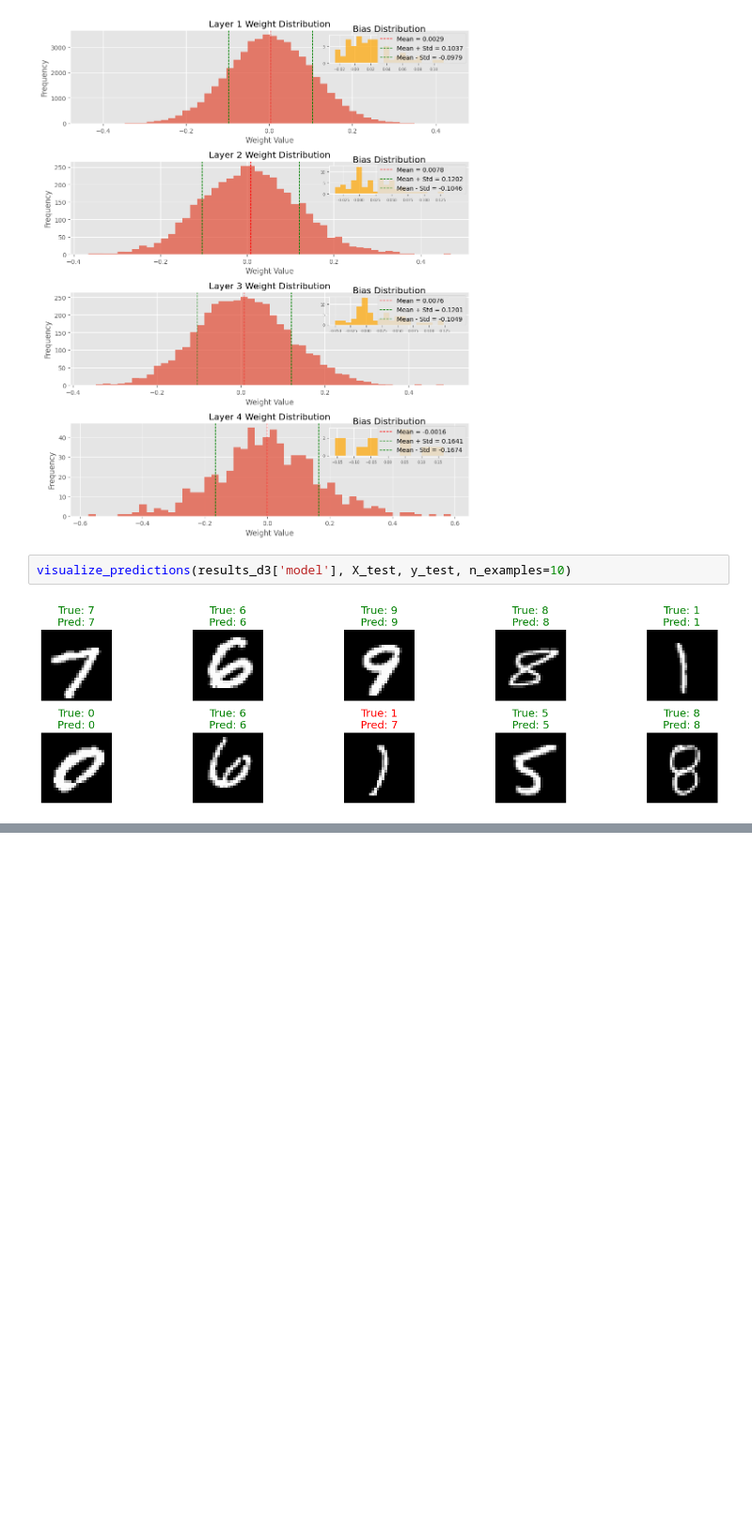
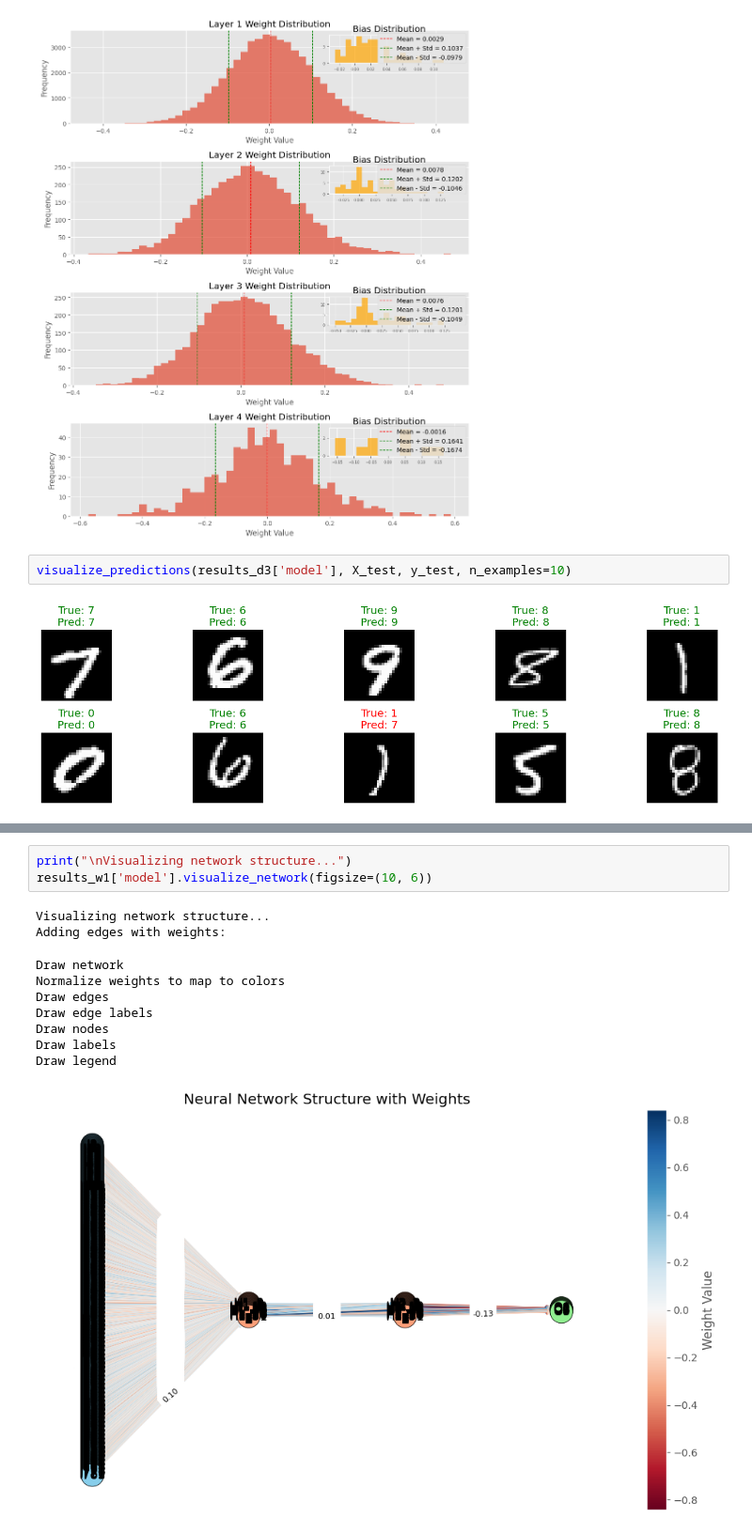
Before and after one commit to alandmprtma/IF3270_Tubes1_57, a Jupyter notebook: test_main.ipynb, the cells around one changed output, grey strips where cells are left out. Shown at 94% size. Drawn from its saved outputs; the diff is of its cells as text; blank space fills up the shorter version.

```diff
--- a/test_main.ipynb
+++ b/test_main.ipynb
@@ -654,0 +704,14 @@ visualize_predictions(results_d3['model'], X_test, y_test, n_examples=10)
+# %%
+print("\nVisualizing network structure...")
+results_w1['model'].visualize_network(figsize=(10, 6))
+# %% [output]
+Visualizing network structure...
+Adding edges with weights:
+Draw network
+Normalize weights to map to colors
+Draw edges
+Draw edge labels
+Draw nodes
+Draw labels
+Draw legend
+[figure, added]
```
Also changed, not shown: parts of 9 cells of this notebook.
